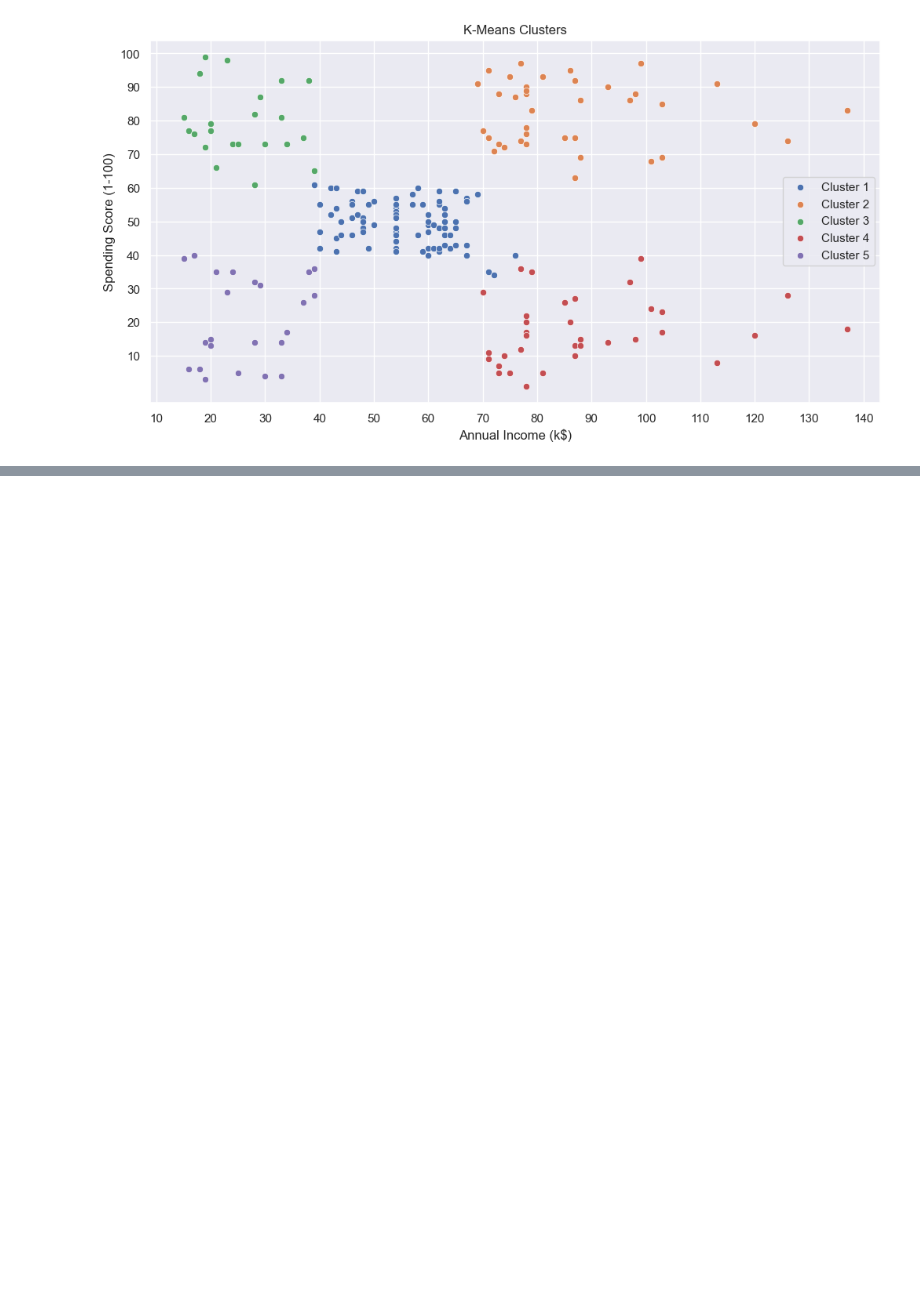
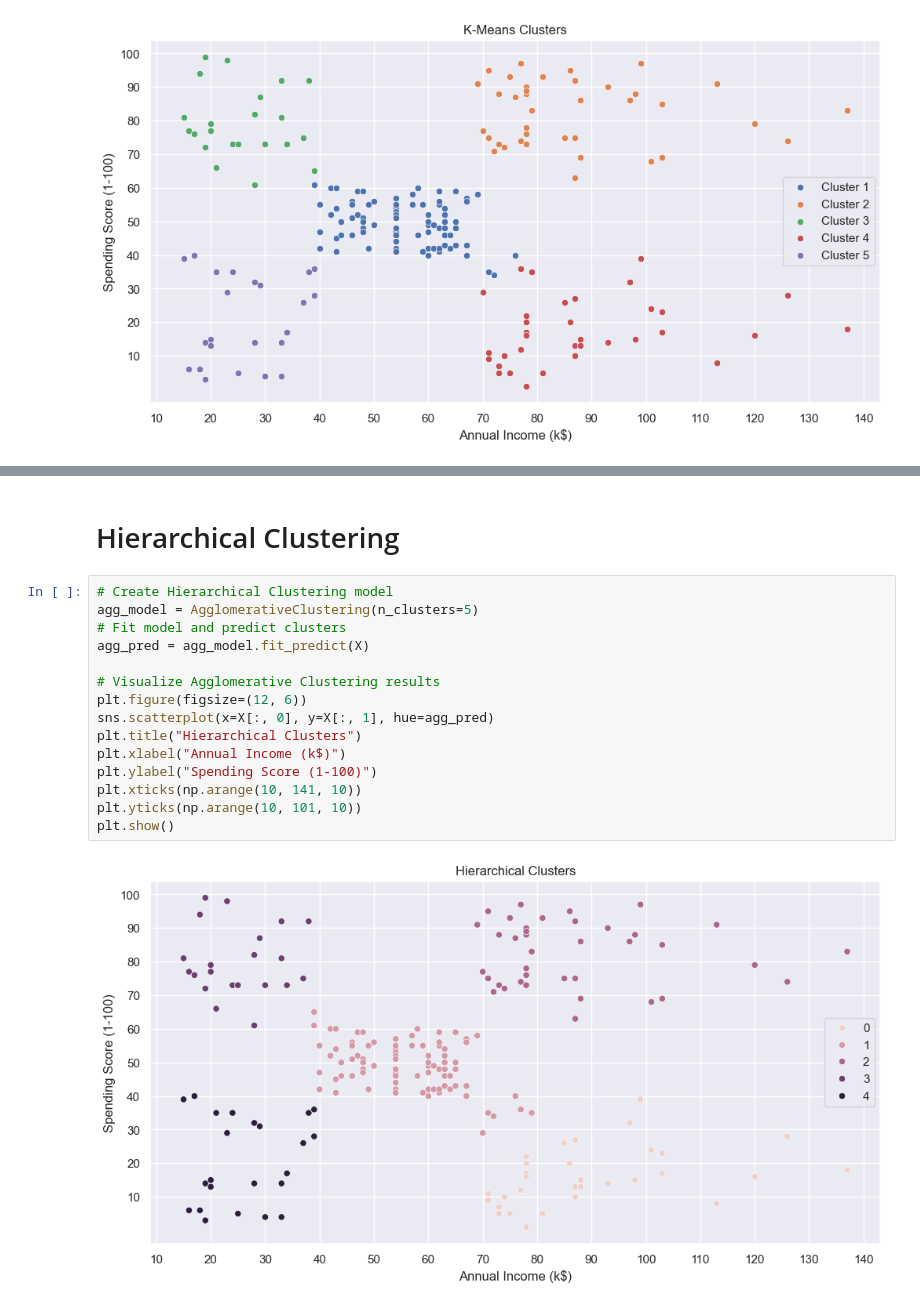
Before and after one commit to Lesego-1/Mall-Customer-Segmentation, a Jupyter notebook: main.ipynb, the cells around one changed output, grey strips where cells are left out. Drawn from its saved outputs; the diff is of its cells as text; blank space fills up the shorter version.

```diff
--- a/main.ipynb
+++ b/main.ipynb
@@ -58,0 +81,19 @@ plt.show()
+# %% [markdown]
+# Hierarchical Clustering
+# %%
+# Create Hierarchical Clustering model
+agg_model = AgglomerativeClustering(n_clusters=5)
+# Fit model and predict clusters
+agg_pred = agg_model.fit_predict(X)
+
+# Visualize Agglomerative Clustering results
+plt.figure(figsize=(12, 6))
+sns.scatterplot(x=X[:, 0], y=X[:, 1], hue=agg_pred)
+plt.title("Hierarchical Clusters")
+plt.xlabel("Annual Income (k$)")
+plt.ylabel("Spending Score (1-100)")
+plt.xticks(np.arange(10, 141, 10))
+plt.yticks(np.arange(10, 101, 10))
+plt.show()
+# %% [output]
+[figure, added]
```
Also changed, not shown: parts of 5 cells of this notebook, 1 other file.
